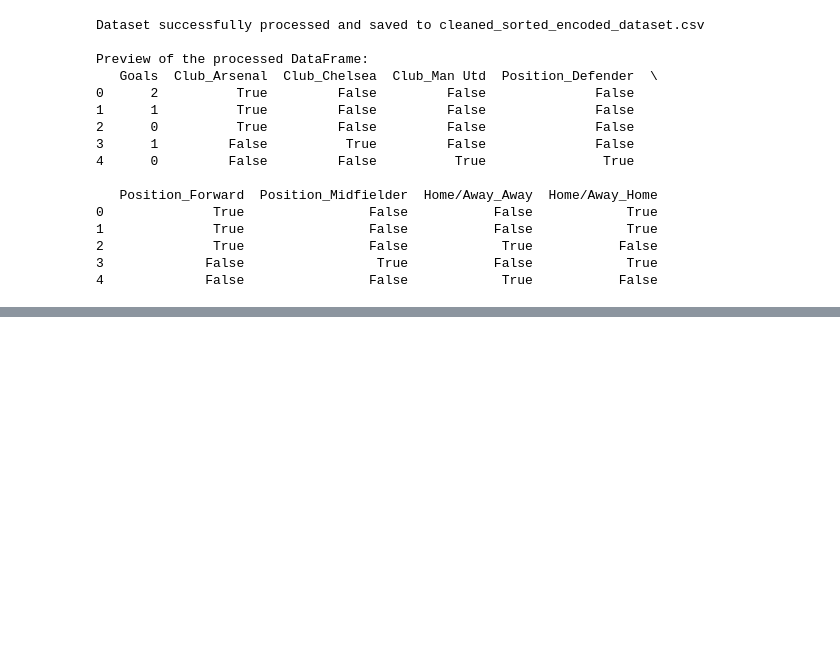
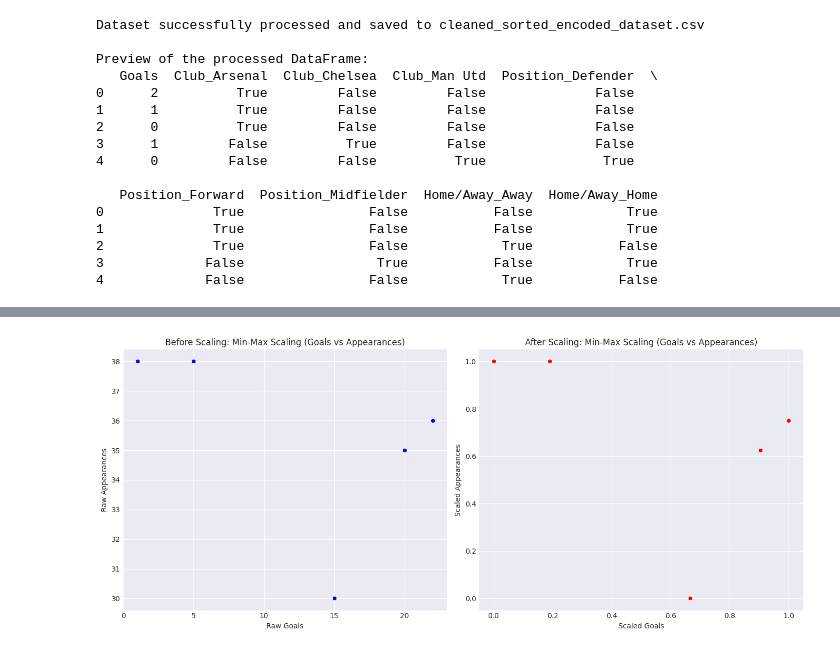
Before and after one commit to springboardmentor1979b-cmyk/ScoreSight---Predicting-EPL-Points-Tally-Top-Scorer, a Jupyter notebook: Kusuma's_EPL_prediction.ipynb, the cells around one changed output, grey strips where cells are left out. Cells and saved outputs as stored; diff of their text form; code cells hidden in the pictures; blank space fills up the shorter version.

```diff
--- a/Kusuma's_EPL_prediction.ipynb
+++ b/Kusuma's_EPL_prediction.ipynb
@@ -693,0 +827,89 @@ Preview of the processed DataFrame:
+# %%
+import pandas as pd
+import matplotlib.pyplot as plt
+from sklearn.preprocessing import MinMaxScaler, StandardScaler
+import seaborn as sns
+
+# Set visualization style
+sns.set_style("darkgrid")
+
+# --- Load data into a DataFrame named 'df' ---
+data = {
+    'Club': ['Arsenal', 'Arsenal', 'Man Utd', 'Man Utd', 'Chelsea'],
+    'Position': ['Forward', 'Midfielder', 'Forward', 'Defender', 'Forward'],
+    'Goals': [20, 5, 15, 1, 22],
+    'Appearances': [35, 38, 30, 38, 36],
+    'Age': [25, 28, 30, 24, 29],
+    'Shots': [100, 40, 80, 5, 110],
+    'Assists': [10, 8, 7, 2, 12],
+    'Passes': [500, 1500, 400, 2000, 600],
+    'Tackles': [2, 40, 5, 80, 3],
+    'Tackle success %': [50, 70, 45, 85, 55],
+    'Nationality': ['England', 'England', 'Portugal', 'France', 'USA']
+}
+df = pd.DataFrame(data)
+
+
+# Step 1: Print raw values of Goals, Appearances and Passes
+print("--- Step 1: Raw Values ---")
+print(df[['Goals', 'Appearances', 'Passes']])
+print("\n" + "="*40 + "\n")
+
+
+# Make a copy for scaling operations to preserve raw data
+df_scaled_mm = df.copy()
+df_scaled_std = df.copy()
+
+# Step 2: Apply Min-Max Scaler for Goals, Appearances, Passes, Assists
+print("--- Step 2: Min-Max Scaler Applied ---")
+mm_scaler = MinMaxScaler()
+cols_mm = ['Goals', 'Appearances', 'Passes', 'Assists']
+df_scaled_mm[cols_mm] = mm_scaler.fit_transform(df_scaled_mm[cols_mm])
+print(df_scaled_mm[cols_mm])
+print("\n" + "="*40 + "\n")
+
+
+# Step 3: Apply Standardization (z-score) for Goals, Shots, Passes
+print("--- Step 3: Standardization (Z-score) Applied ---")
+std_scaler = StandardScaler()
+cols_std = ['Goals', 'Shots', 'Passes']
+# Fit and transform, then assign back to the DataFrame columns
+df_scaled_std[cols_std] = std_scaler.fit_transform(df_scaled_std[cols_std])
+print(df_scaled_std[cols_std])
+print("\n" + "="*40 + "\n")
+
+
+# Step 4: Plot scatter before scaling vs after scaling
+print("--- Step 4: Plotting Before vs After Scaling ---")
+
+def plot_scaling_comparison(df_raw, df_scaled, title_suffix, cols_to_plot):
+    """Helper function to plot raw vs scaled data side-by-side."""
+    fig, axes = plt.subplots(1, 2, figsize=(14, 6))
+
+    # Plot raw data
+    sns.scatterplot(data=df_raw, x=cols_to_plot[0], y=cols_to_plot[1], ax=axes[0], color='blue')
+    axes[0].set_title(f'Before Scaling: {title_suffix}')
+    axes[0].set_xlabel(f'Raw {cols_to_plot[0]}')
+    axes[0].set_ylabel(f'Raw {cols_to_plot[1]}')
+
+    # Plot scaled data
+    sns.scatterplot(data=df_scaled, x=cols_to_plot[0], y=cols_to_plot[1], ax=axes[1], color='red')
+    axes[1].set_title(f'After Scaling: {title_suffix}')
+    axes[1].set_xlabel(f'Scaled {cols_to_plot[0]}')
+    axes[1].set_ylabel(f'Scaled {cols_to_plot[1]}')
+
+    plt.tight_layout()
+    plt.show()
+
+# Example 1: Goals vs Appearances (Min-Max scaled)
+plot_scaling_comparison(df, df_scaled_mm, 'Min-Max Scaling (Goals vs Appearances)', ['Goals', 'Appearances'])
+
+# Example 2: Goals vs Passes (Standardized)
+plot_scaling_comparison(df, df_scaled_std, 'Standardization (Goals vs Passes)', ['Goals', 'Passes'])
+
+# Example 3: Passes vs Assists (Min-Max scaled)
+plot_scaling_comparison(df, df_scaled_mm, 'Min-Max Scaling (Passes vs Assists)', ['Passes', 'Assists'])
+
+# Note that the *relationship* and *shape* of the data remains the same after scaling,
+# only the *range* and *center* of the axes change.
+# %% [output]
@@ -693,0 +933 @@ Preview of the processed DataFrame:
+[figure, added]
```
Also changed, not shown: parts of 9 cells of this notebook.
